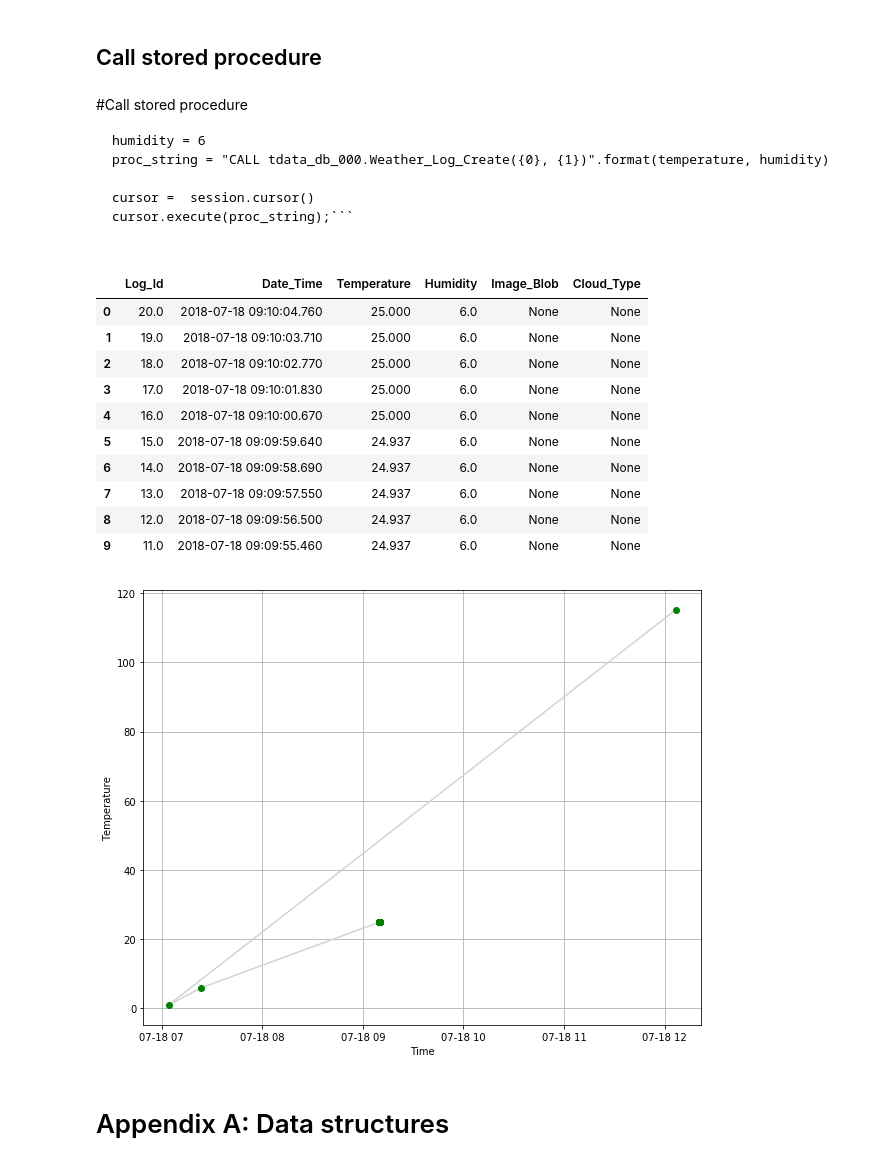
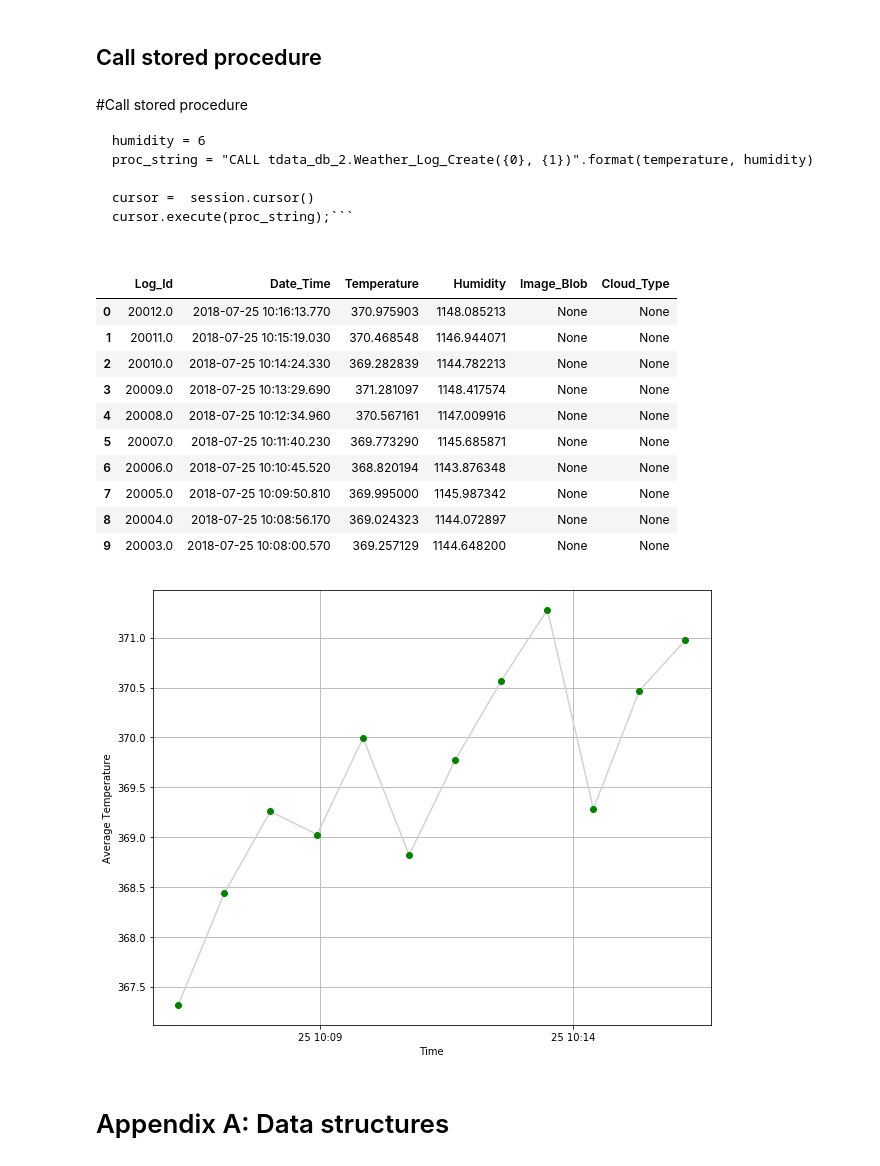
Before and after one commit to Neloh/IoT, a Jupyter notebook: Teradata-SQL-02.ipynb, the cells around one changed output. Saved outputs shown, nothing was run; the diff lists cells and outputs as text; code cells hidden in the pictures.

````diff
--- a/Teradata-SQL-02.ipynb
+++ b/Teradata-SQL-02.ipynb
@@ -19,49 +19,49 @@ session = udaExec.connect(method="odbc", dsn="teradata",
 #Call stored procedure
 ```temperature = 6
 humidity = 6
-proc_string = "CALL tdata_db_000.Weather_Log_Create({0}, {1})".format(temperature, humidity)
+proc_string = "CALL tdata_db_2.Weather_Log_Create({0}, {1})".format(temperature, humidity)
 
 cursor =  session.cursor()
 cursor.execute(proc_string);```
 # %%
 #Add a query to a dataframe
-query ="SELECT * FROM tdata_db_000.Weather_Log ORDER BY Log_Id DESC"
+query ="SELECT * FROM tdata_db_2.Weather_Log ORDER BY Log_Id DESC"
 df = pd.read_sql(query,session)
 
 #View data
 df.head(10)
 # %% [output]
 |  | Log_Id | Date_Time | Temperature | Humidity | Image_Blob | Cloud_Type |
-| 0 | 20.0 | 2018-07-18 09:10:04.760 | 25.000 | 6.0 | None | None |
-| 1 | 19.0 | 2018-07-18 09:10:03.710 | 25.000 | 6.0 | None | None |
-| 2 | 18.0 | 2018-07-18 09:10:02.770 | 25.000 | 6.0 | None | None |
-| 3 | 17.0 | 2018-07-18 09:10:01.830 | 25.000 | 6.0 | None | None |
-| 4 | 16.0 | 2018-07-18 09:10:00.670 | 25.000 | 6.0 | None | None |
-| 5 | 15.0 | 2018-07-18 09:09:59.640 | 24.937 | 6.0 | None | None |
-| 6 | 14.0 | 2018-07-18 09:09:58.690 | 24.937 | 6.0 | None | None |
-| 7 | 13.0 | 2018-07-18 09:09:57.550 | 24.937 | 6.0 | None | None |
-| 8 | 12.0 | 2018-07-18 09:09:56.500 | 24.937 | 6.0 | None | None |
-| 9 | 11.0 | 2018-07-18 09:09:55.460 | 24.937 | 6.0 | None | None |
+| 0 | 20012.0 | 2018-07-25 10:16:13.770 | 370.975903 | 1148.085213 | None | None |
+| 1 | 20011.0 | 2018-07-25 10:15:19.030 | 370.468548 | 1146.944071 | None | None |
+| 2 | 20010.0 | 2018-07-25 10:14:24.330 | 369.282839 | 1144.782213 | None | None |
+| 3 | 20009.0 | 2018-07-25 10:13:29.690 | 371.281097 | 1148.417574 | None | None |
+| 4 | 20008.0 | 2018-07-25 10:12:34.960 | 370.567161 | 1147.009916 | None | None |
+| 5 | 20007.0 | 2018-07-25 10:11:40.230 | 369.773290 | 1145.685871 | None | None |
+| 6 | 20006.0 | 2018-07-25 10:10:45.520 | 368.820194 | 1143.876348 | None | None |
+| 7 | 20005.0 | 2018-07-25 10:09:50.810 | 369.995000 | 1145.987342 | None | None |
+| 8 | 20004.0 | 2018-07-25 10:08:56.170 | 369.024323 | 1144.072897 | None | None |
+| 9 | 20003.0 | 2018-07-25 10:08:00.570 | 369.257129 | 1144.648200 | None | None |
 # %%
 %matplotlib inline
 from matplotlib import pyplot as plt
 
 # Set up the graph
 
 plt.figure(figsize = (10,8))
 
 # Plot the function
 plt.plot(df.Date_Time,df.Temperature, color='lightgrey', marker='o', markeredgecolor='green', markerfacecolor='green')
 
 plt.xlabel('Time')
-plt.ylabel('Temperature')
+plt.ylabel('Average Temperature')
 plt.grid()
 #fig = plt.figure()
 #fig.set_size_inches(18.5, 10.5)
 
 plt.show()
 # %% [output]
-[figure, old version]
+[figure, new version]
 # %% [markdown]
 # Appendix A: Data structures
 # %% [markdown]
````
Also changed, not shown: 3 other files.
